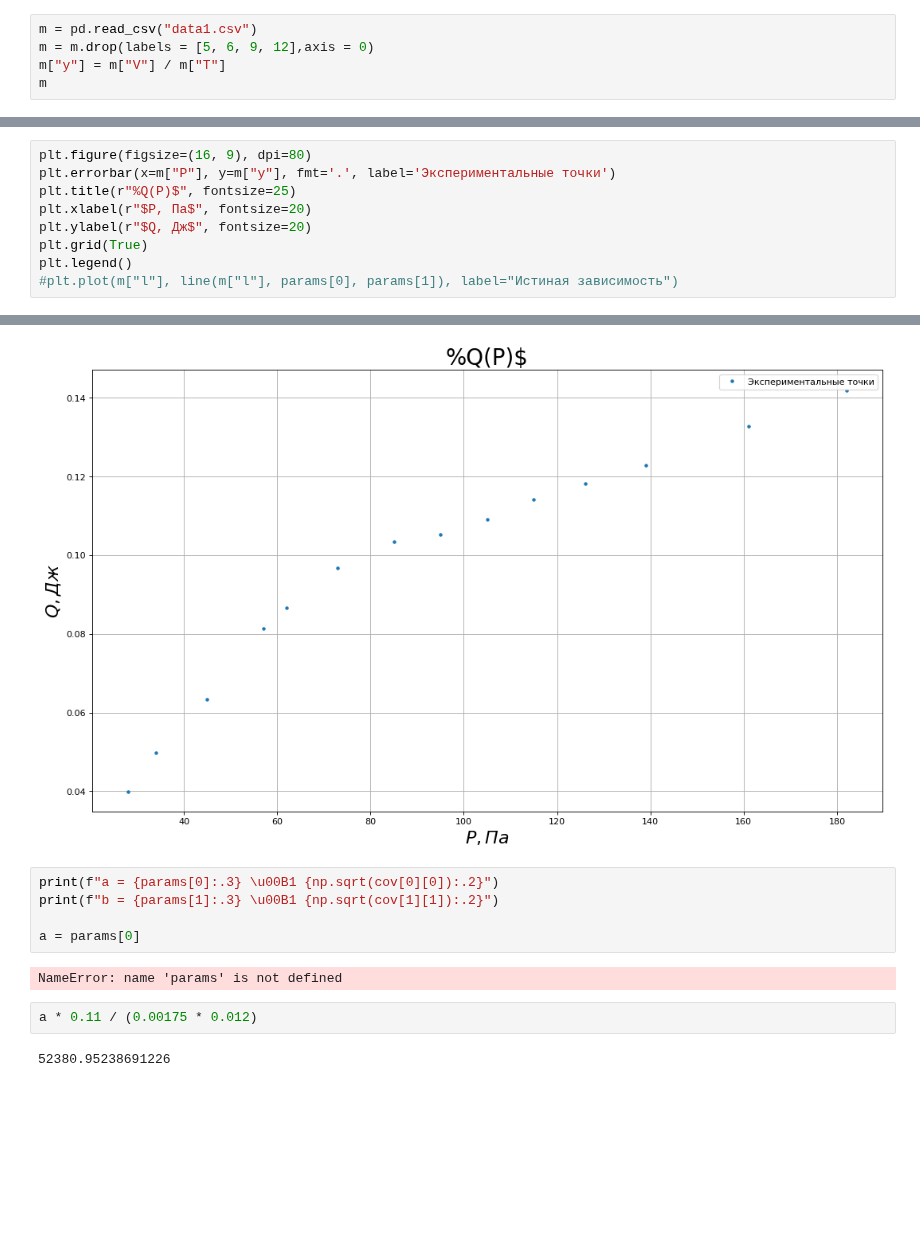
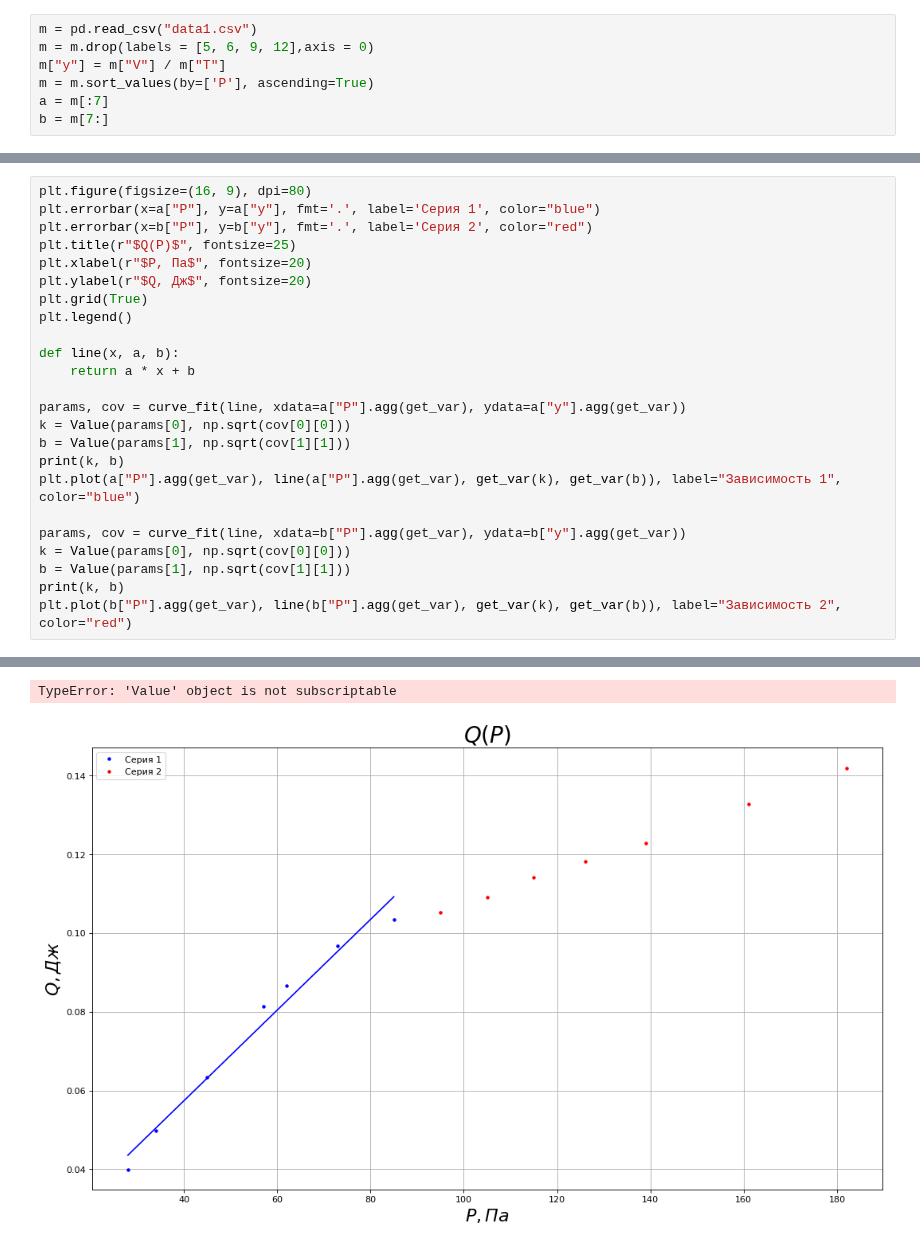
Before and after one commit to skolkovo-bba/labs3, a Jupyter notebook: 1.3.3/lab133.ipynb, the cells around one changed output, grey strips where cells are left out. Drawn from its saved outputs; the diff is of its cells as text; blank space fills up the shorter version.

```diff
--- a/1.3.3/lab133.ipynb
+++ b/1.3.3/lab133.ipynb
@@ -7,4 +8,6 @@ from scipy.optimize import curve_fit
 m = pd.read_csv("data1.csv")
 m = m.drop(labels = [5, 6, 9, 12],axis = 0)
 m["y"] = m["V"] / m["T"]
-m
+m = m.sort_values(by=['P'], ascending=True)
+a = m[:7]
+b = m[7:]
@@ -27,10 +14,25 @@ m
 # %%
 plt.figure(figsize=(16, 9), dpi=80)
-plt.errorbar(x=m["P"], y=m["y"], fmt='.', label='Экспериментальные точки')
-plt.title(r"%Q(P)$", fontsize=25)
+plt.errorbar(x=a["P"], y=a["y"], fmt='.', label='Серия 1', color="blue")
+plt.errorbar(x=b["P"], y=b["y"], fmt='.', label='Серия 2', color="red")
+plt.title(r"$Q(P)$", fontsize=25)
 plt.xlabel(r"$P, Па$", fontsize=20)
 plt.ylabel(r"$Q, Дж$", fontsize=20)
 plt.grid(True)
 plt.legend()
-#plt.plot(m["l"], line(m["l"], params[0], params[1]), label="Истиная зависимость")
+
+def line(x, a, b):
+    return a * x + b
+
+params, cov = curve_fit(line, xdata=a["P"].agg(get_var), ydata=a["y"].agg(get_var))
+k = Value(params[0], np.sqrt(cov[0][0]))
+b = Value(params[1], np.sqrt(cov[1][1]))
+print(k, b)
+plt.plot(a["P"].agg(get_var), line(a["P"].agg(get_var), get_var(k), get_var(b)), label="Зависимость 1", color="blue")
+
+params, cov = curve_fit(line, xdata=b["P"].agg(get_var), ydata=b["y"].agg(get_var))
+k = Value(params[0], np.sqrt(cov[0][0]))
+b = Value(params[1], np.sqrt(cov[1][1]))
+print(k, b)
+plt.plot(b["P"].agg(get_var), line(b["P"].agg(get_var), get_var(k), get_var(b)), label="Зависимость 2", color="red")
 # %% [output]
@@ -38,12 +40,2 @@ plt.legend()
+TypeError: 'Value' object is not subscriptable
-[figure, old version]
+[figure, new version]
-# %%
-print(f"a = {params[0]:.3} \u00B1 {np.sqrt(cov[0][0]):.2}")
-print(f"b = {params[1]:.3} \u00B1 {np.sqrt(cov[1][1]):.2}")
-
-a = params[0]
-# %% [output]
-NameError: name 'params' is not defined
-# %%
-a * 0.11 / (0.00175 * 0.012)
-# %% [output]
-52380.95238691226
```
Also changed, not shown: parts of 3 cells of this notebook, 5 other files.
